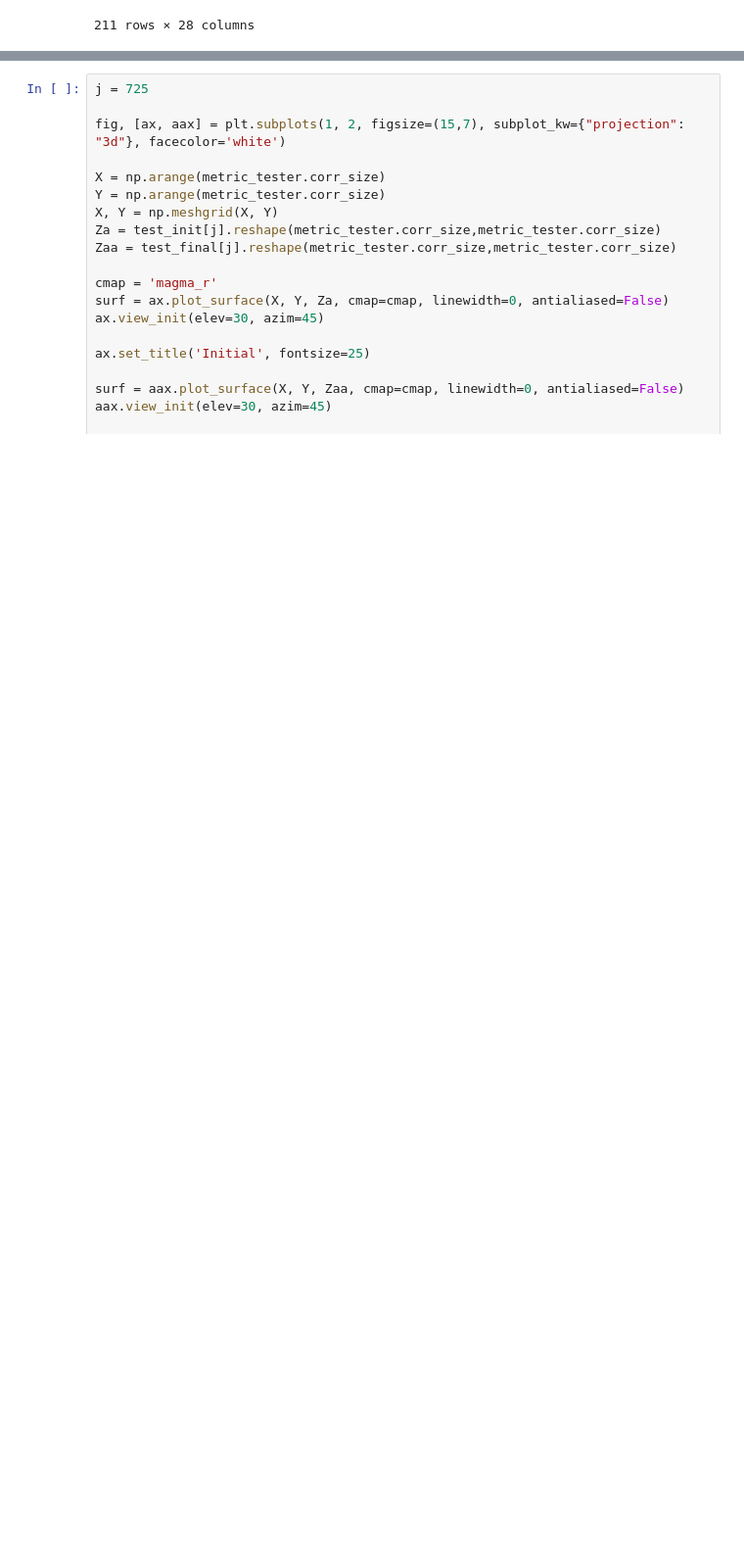
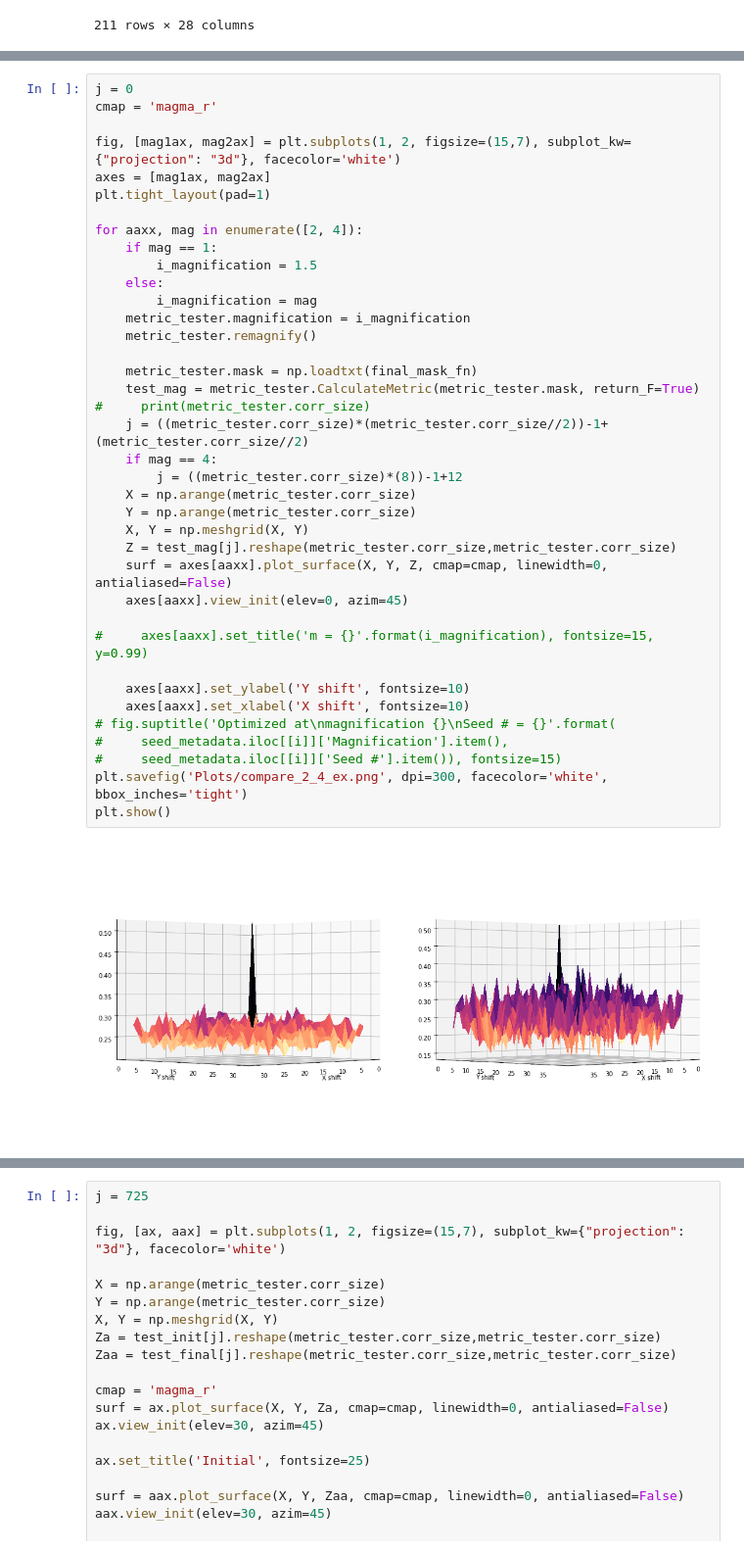
Before and after one commit to cllamb0/CCI2-Coded-Aperture, a Jupyter notebook: Metric-Calculator.ipynb, the cells around one changed output, grey strips where cells are left out. Shown at 98% size. Saved outputs shown, nothing was run; the diff lists cells and outputs as text; blank space fills up the shorter version.

```diff
--- a/Metric-Calculator.ipynb
+++ b/Metric-Calculator.ipynb
@@ -282,0 +306,40 @@ plt.show()
+# %%
+j = 0
+cmap = 'magma_r'
+
+fig, [mag1ax, mag2ax] = plt.subplots(1, 2, figsize=(15,7), subplot_kw={"projection": "3d"}, facecolor='white')
+axes = [mag1ax, mag2ax]
+plt.tight_layout(pad=1)
+
+for aaxx, mag in enumerate([2, 4]):
+    if mag == 1:
+        i_magnification = 1.5
+    else:
+        i_magnification = mag
+    metric_tester.magnification = i_magnification
+    metric_tester.remagnify()
+
+    metric_tester.mask = np.loadtxt(final_mask_fn)
+    test_mag = metric_tester.CalculateMetric(metric_tester.mask, return_F=True)
+#     print(metric_tester.corr_size)
+    j = ((metric_tester.corr_size)*(metric_tester.corr_size//2))-1+(metric_tester.corr_size//2)
+    if mag == 4:
+        j = ((metric_tester.corr_size)*(8))-1+12
+    X = np.arange(metric_tester.corr_size)
+    Y = np.arange(metric_tester.corr_size)
+    X, Y = np.meshgrid(X, Y)
+    Z = test_mag[j].reshape(metric_tester.corr_size,metric_tester.corr_size)
+    surf = axes[aaxx].plot_surface(X, Y, Z, cmap=cmap, linewidth=0, antialiased=False)
+    axes[aaxx].view_init(elev=0, azim=45)
+
+#     axes[aaxx].set_title('m = {}'.format(i_magnification), fontsize=15, y=0.99)
+
+    axes[aaxx].set_ylabel('Y shift', fontsize=10)
+    axes[aaxx].set_xlabel('X shift', fontsize=10)
+# fig.suptitle('Optimized at\nmagnification {}\nSeed # = {}'.format(
+#     seed_metadata.iloc[[i]]['Magnification'].item(),
+#     seed_metadata.iloc[[i]]['Seed #'].item()), fontsize=15)
+plt.savefig('Plots/compare_2_4_ex.png', dpi=300, facecolor='white', bbox_inches='tight')
+plt.show()
+# %% [output]
+[figure, added]
```
Also changed, not shown: parts of 20 cells of this notebook, 2 other files.
